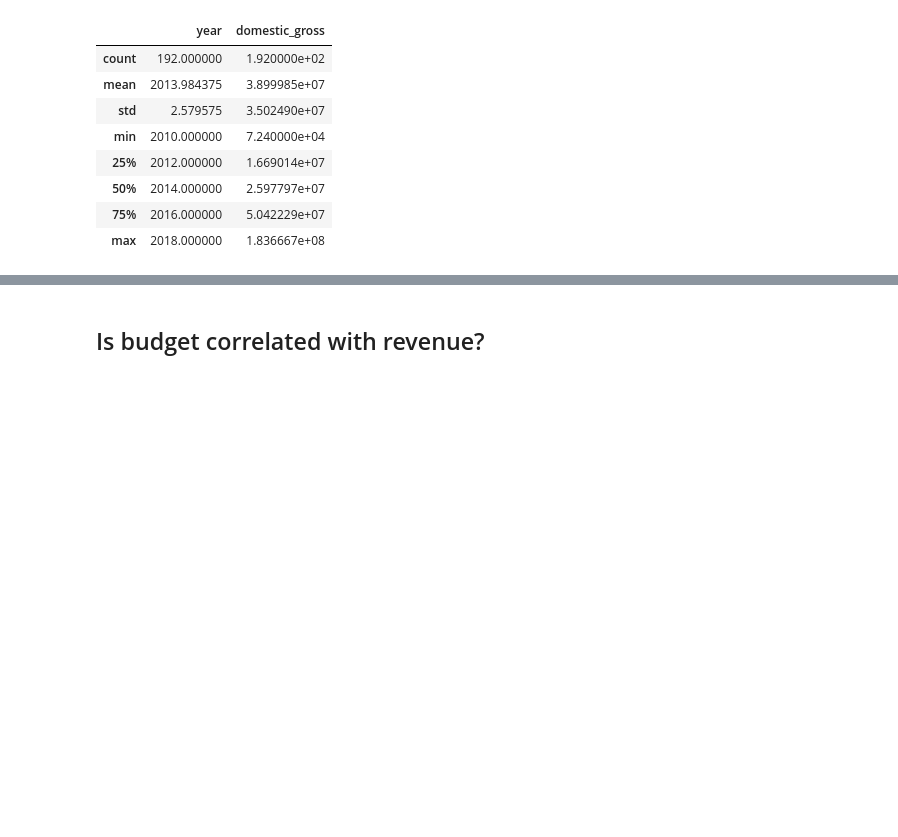
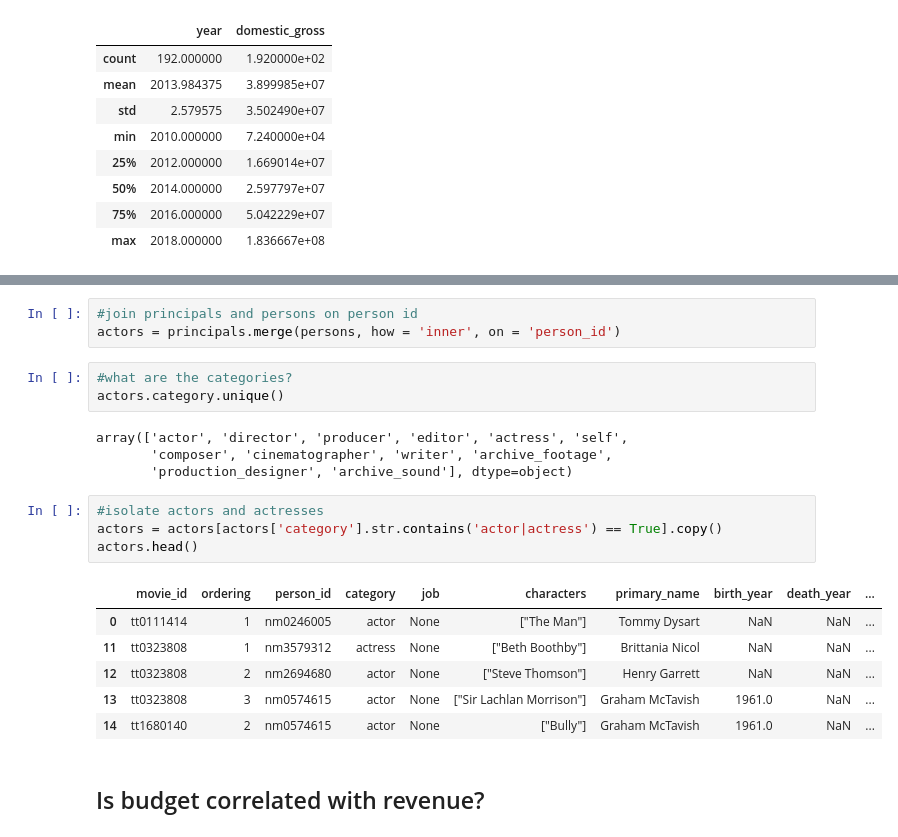
Before and after one commit to learn-co-curriculum/dsc-ai-academy-semester1-capstone, a Jupyter notebook: Data Exploration.ipynb, the cells around one changed output, grey strips where cells are left out. Cells and saved outputs as stored; diff of their text form; blank space fills up the shorter version.

```diff
--- a/Data Exploration.ipynb
+++ b/Data Exploration.ipynb
@@ -371,3 +384,24 @@ plt.show()
+# %%
+#join principals and persons on person id
+actors = principals.merge(persons, how = 'inner', on = 'person_id')
+# %%
+#what are the categories?
+actors.category.unique()
+# %% [output]
+array(['actor', 'director', 'producer', 'editor', 'actress', 'self',
+       'composer', 'cinematographer', 'writer', 'archive_footage',
+       'production_designer', 'archive_sound'], dtype=object)
+# %%
+#isolate actors and actresses
+actors = actors[actors['category'].str.contains('actor|actress') == True].copy()
+actors.head()
+# %% [output]
+|  | movie_id | ordering | person_id | category | job | characters | primary_name | birth_year | death_year | ... |
+| 0 | tt0111414 | 1 | nm0246005 | actor | None | ["The Man"] | Tommy Dysart | NaN | NaN | ... |
+| 11 | tt0323808 | 1 | nm3579312 | actress | None | ["Beth Boothby"] | Brittania Nicol | NaN | NaN | ... |
+| 12 | tt0323808 | 2 | nm2694680 | actor | None | ["Steve Thomson"] | Henry Garrett | NaN | NaN | ... |
+| 13 | tt0323808 | 3 | nm0574615 | actor | None | ["Sir Lachlan Morrison"] | Graham McTavish | 1961.0 | NaN | ... |
+| 14 | tt1680140 | 2 | nm0574615 | actor | None | ["Bully"] | Graham McTavish | 1961.0 | NaN | ... |
 # %% [markdown]
 ## Is budget correlated with revenue?
 # %%
```
Also changed, not shown: parts of 15 cells of this notebook.
